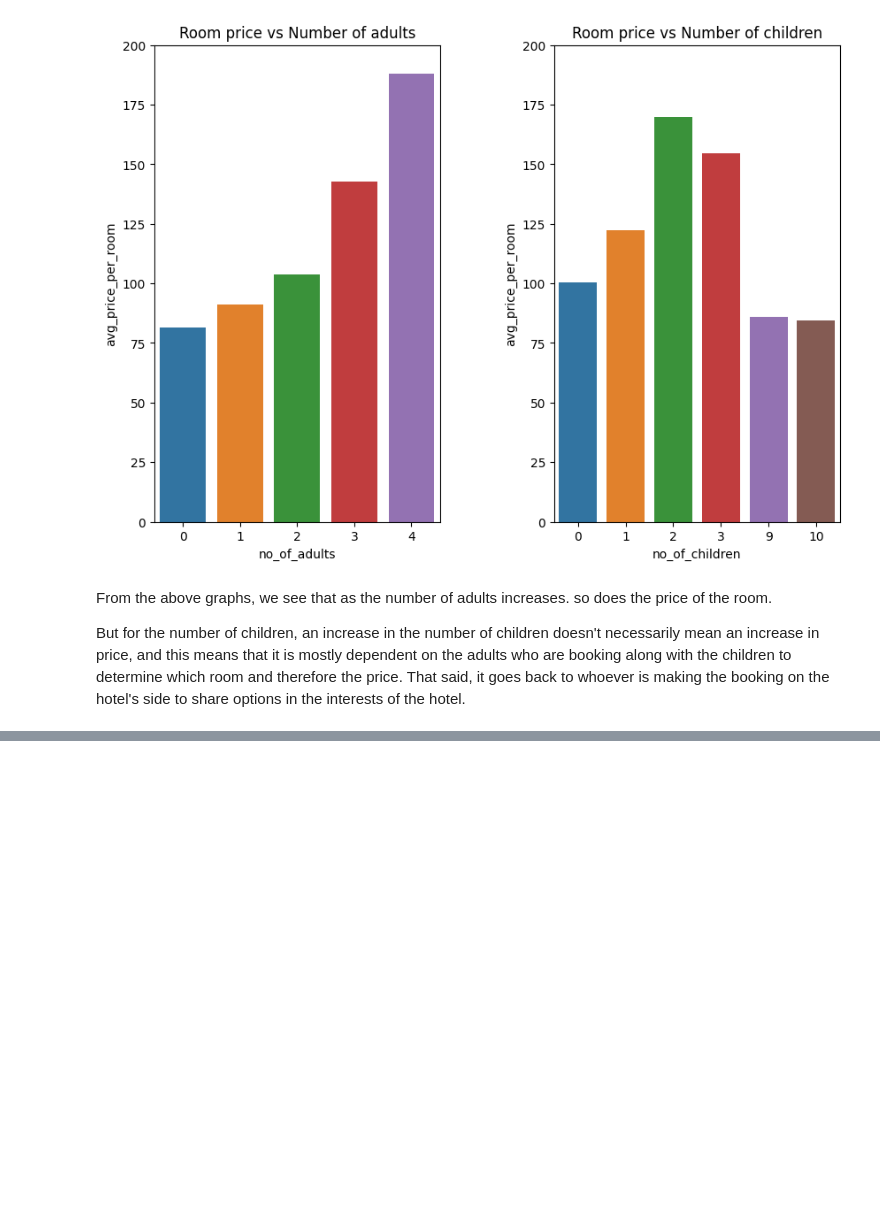
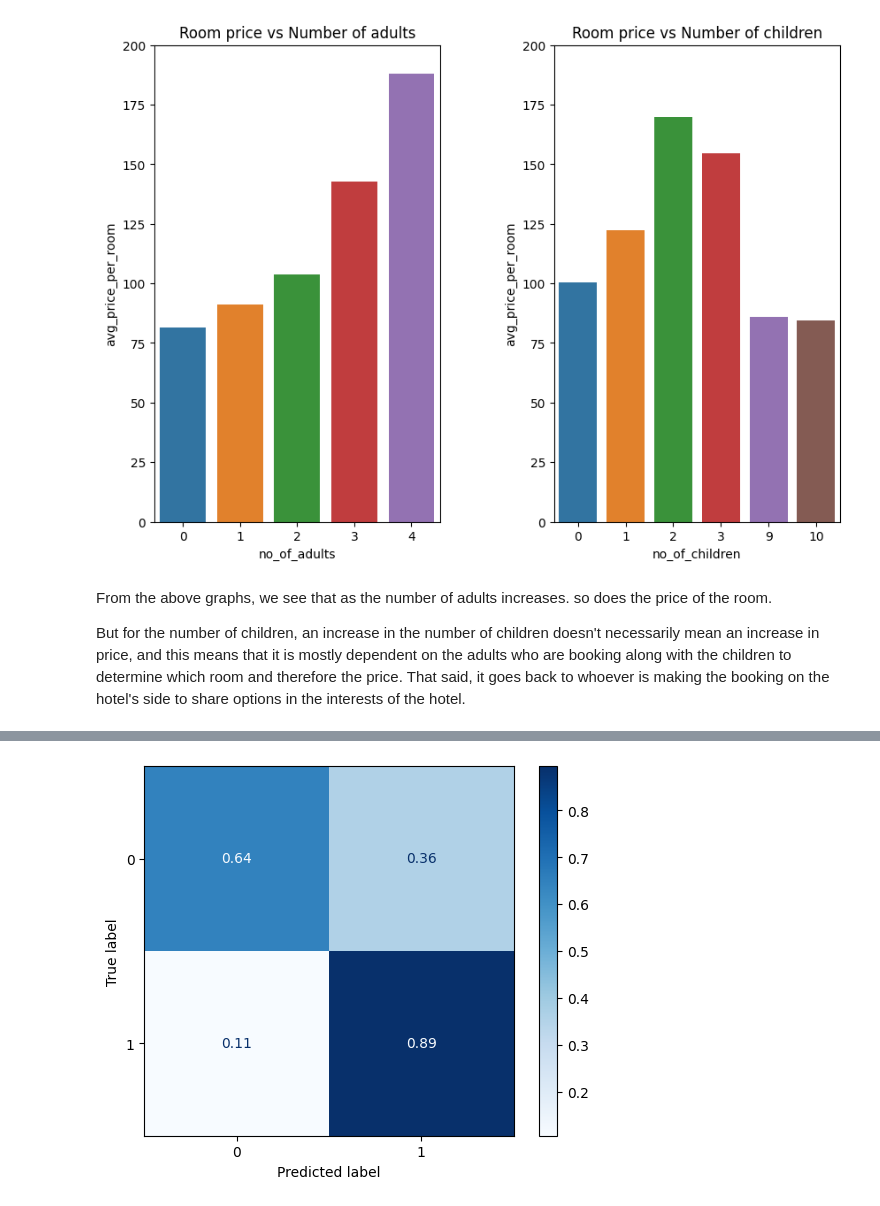
Before and after one commit to WinnieSue/Hotel-rerservation-prediction, a Jupyter notebook: Hotel_reservation.ipynb, the cells around one changed output, grey strips where cells are left out. Drawn from its saved outputs; the diff is of its cells as text; code cells hidden in the pictures; blank space fills up the shorter version.

```diff
--- a/Hotel_reservation.ipynb
+++ b/Hotel_reservation.ipynb
@@ -266,0 +342,11 @@ But for the number of children, an increase in the number of children doesn't ne
+# %%
+# create pipelines for the num and cat selctors
+num_pipe = make_pipeline(scaler)
+cat_pipe = make_pipeline(ohe)
+# %%
+# creating tuples that will go into the column transformer
+num_tuple = (num_pipe, num_selector)
+cat_tuple = (cat_pipe, cat_selector)
+# column transformer
+preprocessor = make_column_transformer(num_tuple, cat_tuple, remainder = 'passthrough')
+preprocessor
@@ -266,0 +364,7 @@ But for the number of children, an increase in the number of children doesn't ne
+# %%
+# instantiate the Logistic Regression model
+logreg = LogisticRegression()
+lr_model = make_pipeline(preprocessor, logreg)
+# %%
+# fit the model on the training data
+lr_model.fit(X_train, y_train)
@@ -266,0 +406,5 @@ But for the number of children, an increase in the number of children doesn't ne
+# %%
+# CONFUSION MATRIC
+ConfusionMatrixDisplay.from_estimator(lr_model, X_test, y_test, normalize = 'true' , cmap = 'Blues');
+# %% [output]
+[figure, added]
```
Also changed, not shown: parts of 38 cells of this notebook.
